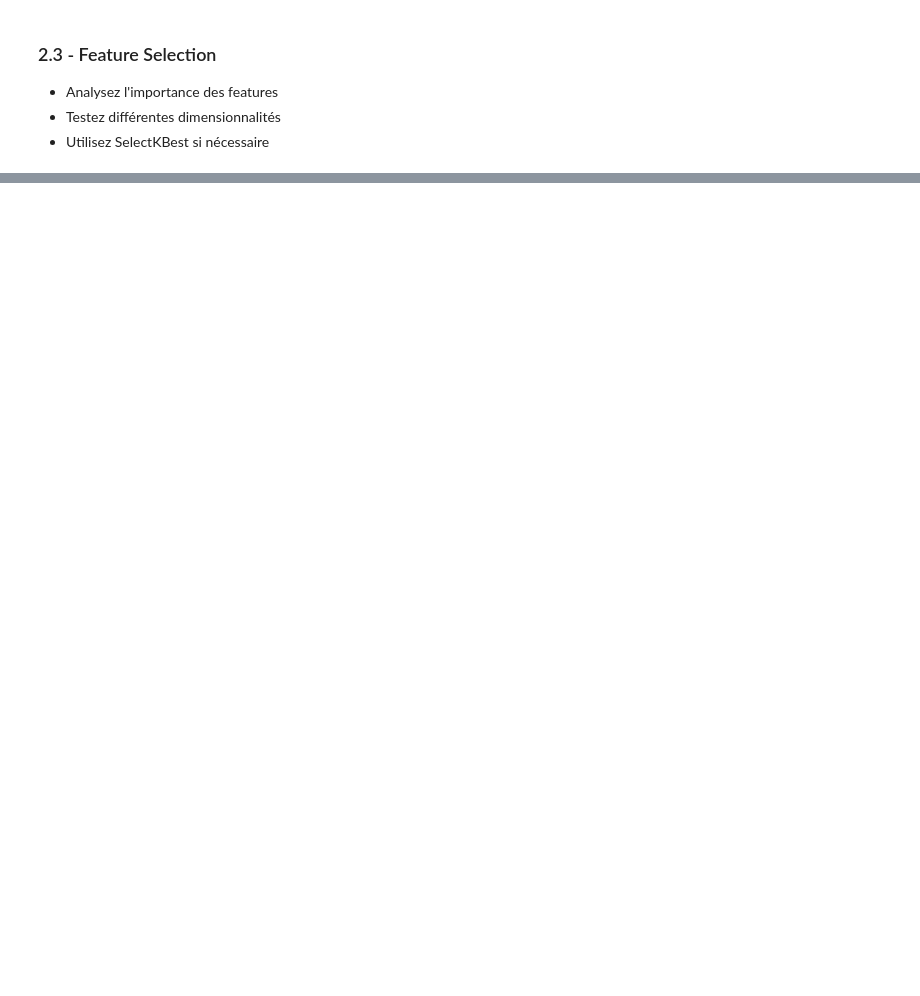
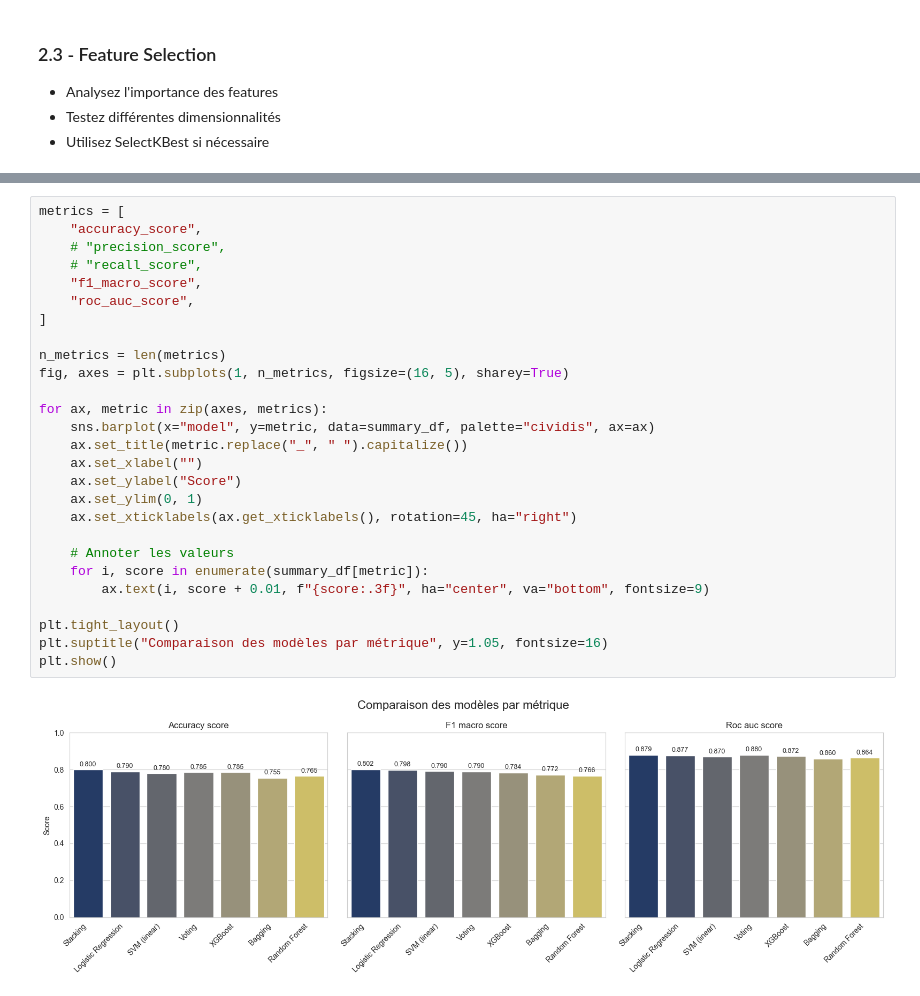
Before and after one commit to DamienDESSAUX-M2i/M2i_CDSD_TDTP, a Jupyter notebook: pretraitement_texte_nlp/exos/tp_final.ipynb, the cells around one changed output, grey strips where cells are left out. Cells and saved outputs as stored; diff of their text form; blank space fills up the shorter version.

```diff
--- a/pretraitement_texte_nlp/exos/tp_final.ipynb
+++ b/pretraitement_texte_nlp/exos/tp_final.ipynb
@@ -307,0 +1008,29 @@ doc_embeddings = np.array(doc_embeddings)
+# %%
+metrics = [
+    "accuracy_score",
+    # "precision_score",
+    # "recall_score",
+    "f1_macro_score",
+    "roc_auc_score",
+]
+
+n_metrics = len(metrics)
+fig, axes = plt.subplots(1, n_metrics, figsize=(16, 5), sharey=True)
+
+for ax, metric in zip(axes, metrics):
+    sns.barplot(x="model", y=metric, data=summary_df, palette="cividis", ax=ax)
+    ax.set_title(metric.replace("_", " ").capitalize())
+    ax.set_xlabel("")
+    ax.set_ylabel("Score")
+    ax.set_ylim(0, 1)
+    ax.set_xticklabels(ax.get_xticklabels(), rotation=45, ha="right")
+
+    # Annoter les valeurs
+    for i, score in enumerate(summary_df[metric]):
+        ax.text(i, score + 0.01, f"{score:.3f}", ha="center", va="bottom", fontsize=9)
+
+plt.tight_layout()
+plt.suptitle("Comparaison des modèles par métrique", y=1.05, fontsize=16)
+plt.show()
+# %% [output]
+[figure, added]
```
Also changed, not shown: parts of 33 cells of this notebook, 4 other files.
